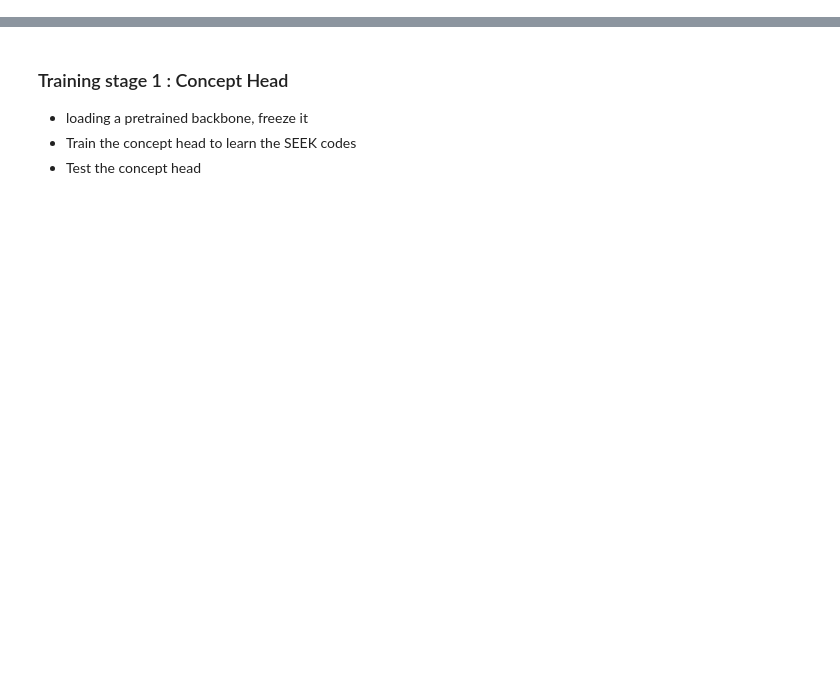
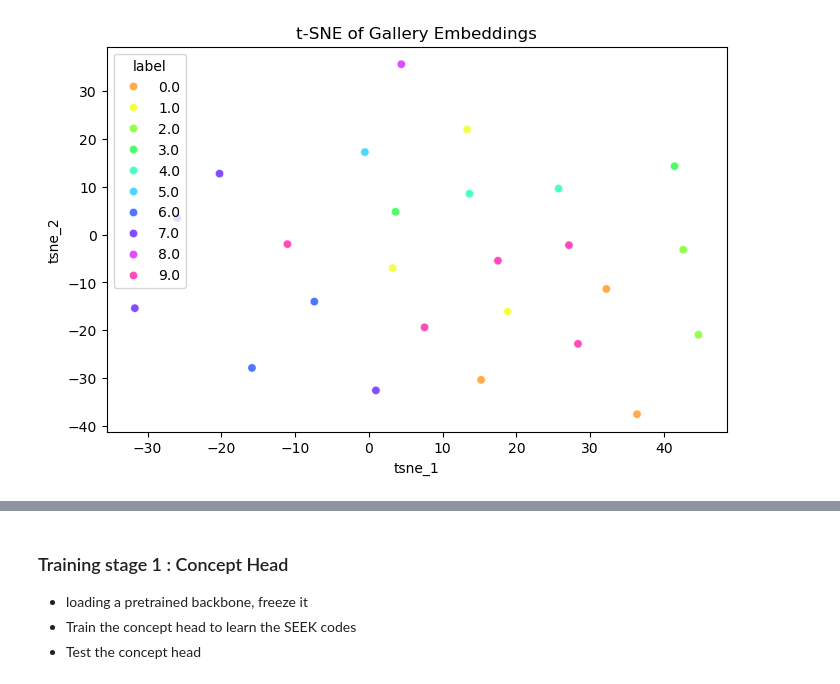
Before and after one commit to AntoineSalaun/Interpretable-and-Editable-Elephant-ReID, a Jupyter notebook: methods/Retrival_tests.ipynb, the cells around one changed output, grey strips where cells are left out. Saved outputs shown, nothing was run; the diff lists cells and outputs as text; code cells hidden in the pictures; blank space fills up the shorter version.

```diff
--- a/methods/Retrival_tests.ipynb
+++ b/methods/Retrival_tests.ipynb
@@ -68,0 +208,37 @@ No pretraining, using MegaDescriptor
+# %%
+import seaborn as sns
+import pandas as pd
+import matplotlib.pyplot as plt
+from sklearn.manifold import TSNE
+
+# Perform t-SNE
+tsne = TSNE(n_components=2, perplexity=15, random_state=42)
+embeddings, labels = Retrieval.collect_MD_embeddings(gallery_loader, ba)
+
+#get the indexes for wich the labels are less than 15
+indices = [i for i in range(len(labels)) if labels[i] < 10]
+embeddings = embeddings[indices]
+labels = labels[indices]
+
+tsne_result = tsne.fit_transform(embeddings.cpu())
+
+# Get labels for coloring and bin them
+y = labels.cpu().numpy()
+
+# Create a DataFrame for plotting
+tsne_result_df = pd.DataFrame({'tsne_1': tsne_result[:, 0], 'tsne_2': tsne_result[:, 1], 'label': y})
+
+# Plot the t-SNE result
+plt.figure(figsize=(8, 5))
+sns.scatterplot(
+    x='tsne_1', y='tsne_2',
+    hue='label',
+    palette=sns.color_palette("hsv", len(tsne_result_df['label'].unique())),
+    data=tsne_result_df,
+    legend="full",
+    alpha=0.7
+)
+plt.title('t-SNE of Gallery Embeddings')
+plt.show()
+# %% [output]
+[figure, added]
```
Also changed, not shown: parts of 14 cells of this notebook, 4 other files.
